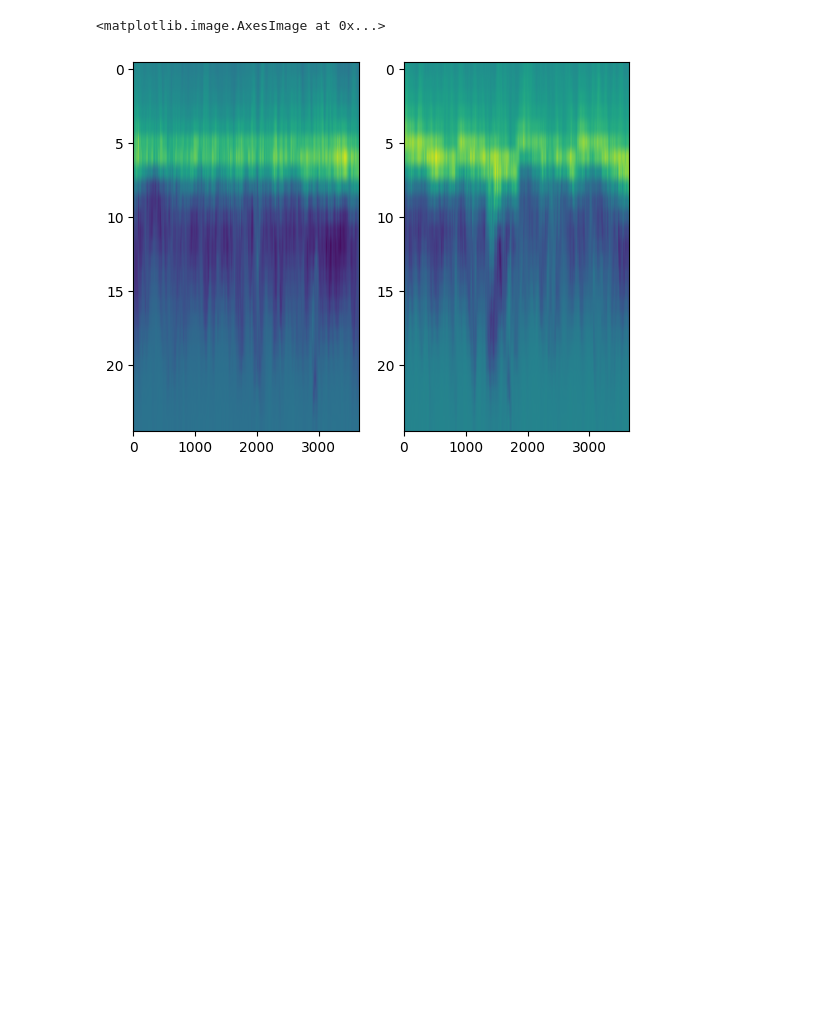
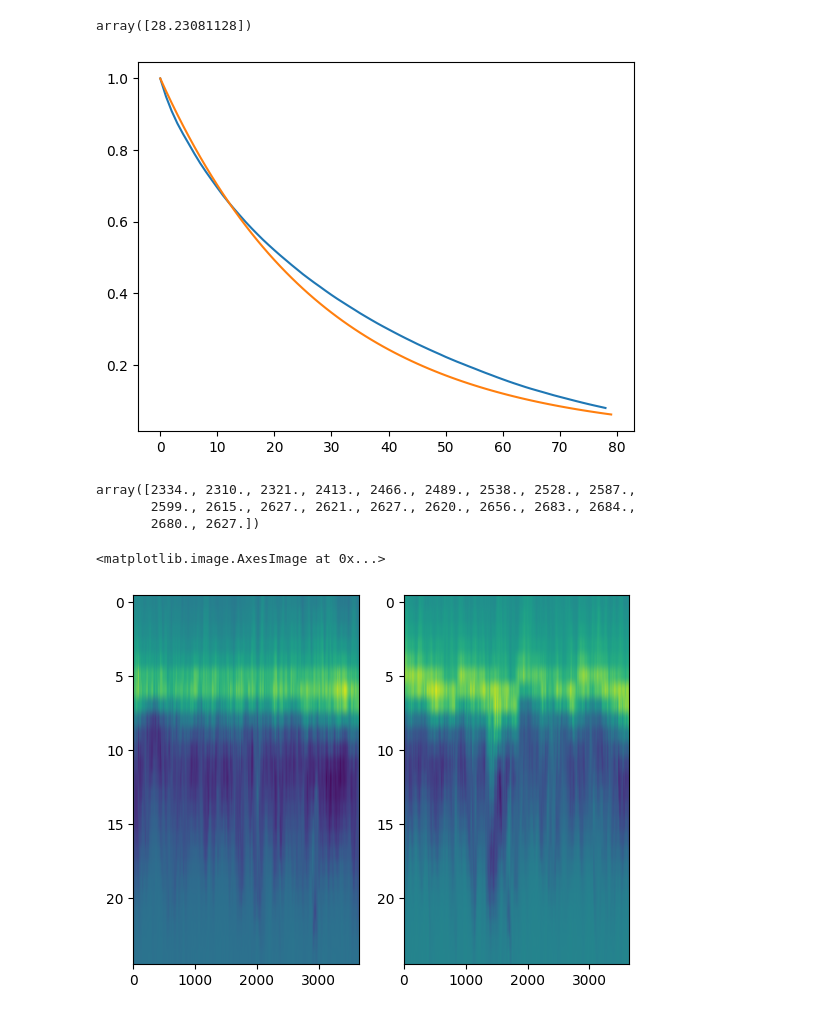
Before and after one commit to siljabl/MDCK-QPI, a Jupyter notebook: code/analysis/notebooks/sketching.ipynb, the cells around one changed output. Drawn from its saved outputs; the diff is of its cells as text; code cells hidden in the pictures; blank space fills up the shorter version.

```diff
--- a/code/analysis/notebooks/sketching.ipynb
+++ b/code/analysis/notebooks/sketching.ipynb
@@ -64,3 +156,35 @@ with open(f"data/experimental/processed/{dataset}/raw_cell_props_21-40.p", 'rb')
+# %%
+for i in range(len(neighbors_matrix[0])):
+    neighbors_matrix[:, i,i] = 0
+# %%
+corr = np.zeros(len(neighbors_matrix))
+
+for f in range(len(corr)):
+    corr[f] = np.sum((neighbors_matrix * np.roll(neighbors_matrix, shift=-f, axis=0))[:-f])
+# %%
+corr[0] = np.sum(neighbors_matrix**2)
+# %%
+def decay_func(t, tau):
+    return np.exp(-t/tau)
+
+frame = 80
+
+params, popt = curve_fit(decay_func, np.arange(frame), (corr / corr[0])[1:frame+1])
+
+plt.plot((corr / corr[1])[1:frame])
+plt.plot(np.arange(frame), decay_func(np.arange(frame), *params))
+#plt.yscale("log")
+# plt.plot(corr_norm[0])
+params
+# %% [output]
+array([28.23081128])
+[figure, added]
+# %%
+corr[:,0]
+# %% [output]
+array([2334., 2310., 2321., 2413., 2466., 2489., 2538., 2528., 2587.,
+       2599., 2615., 2627., 2621., 2627., 2620., 2656., 2683., 2684.,
+       2680., 2627.])
 # %%
 stack_name = "data/experimental/raw-3D/250904.114139.MDCK-li.001.Group2.B1.T001P01_HT3D_17.tiff"
 stack = commonStackReader(stack_name)
```
Also changed, not shown: parts of 35 cells of this notebook, 18 other files.
